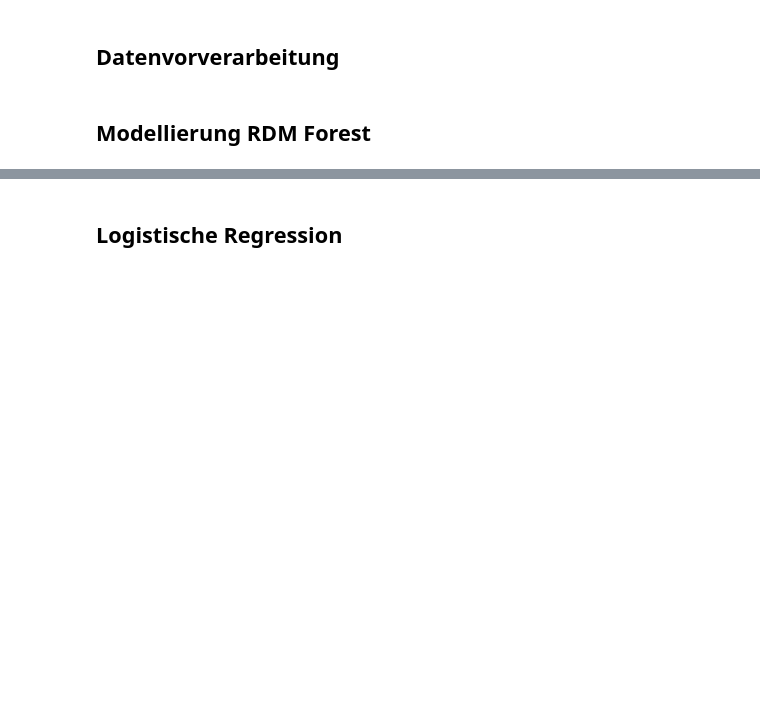
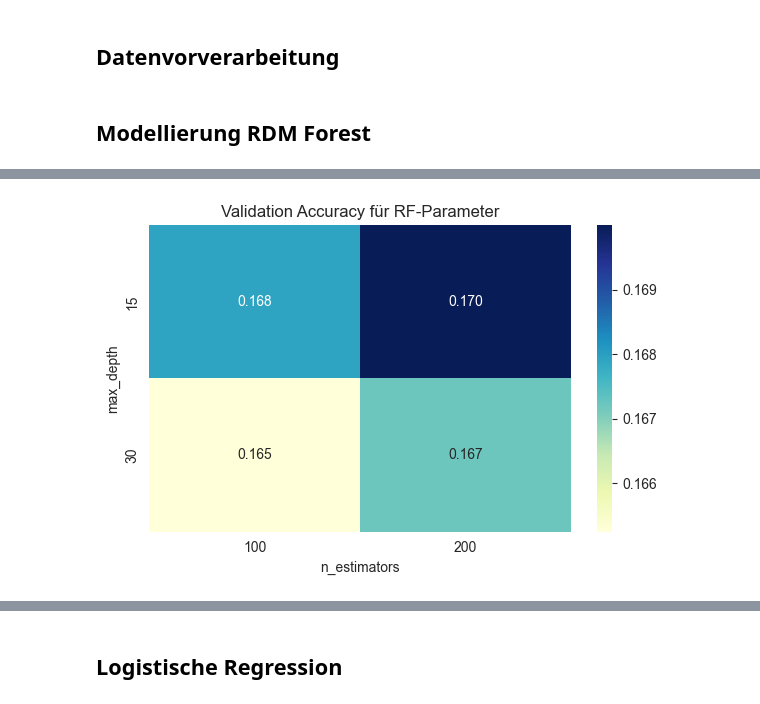
Before and after one commit to yernon/EDA_Jahns_Liefke, a Jupyter notebook: EDA_Jahns_Liefke.ipynb, the cells around one changed output, grey strips where cells are left out. Cells and saved outputs as stored; diff of their text form; code cells hidden in the pictures; blank space fills up the shorter version.

```diff
--- a/EDA_Jahns_Liefke.ipynb
+++ b/EDA_Jahns_Liefke.ipynb
@@ -325,0 +275,15 @@ ValueError: Could not interpret value `param_randomforestclassifier__n_estimator
+# %%
+results_df = pd.DataFrame(rf_grid.cv_results_)
+pivot = results_df.pivot(index='param_rf__max_depth',
+                         columns='param_rf__n_estimators',
+                         values='mean_test_score')
+
+plt.figure(figsize=(6,4))
+sns.heatmap(pivot, annot=True, cmap="YlGnBu", fmt=".3f")
+plt.title("Validation Accuracy für RF-Parameter")
+plt.xlabel("n_estimators")
+plt.ylabel("max_depth")
+plt.tight_layout()
+plt.show()
+# %% [output]
+[figure, added]
```
Also changed, not shown: parts of 47 cells of this notebook.
